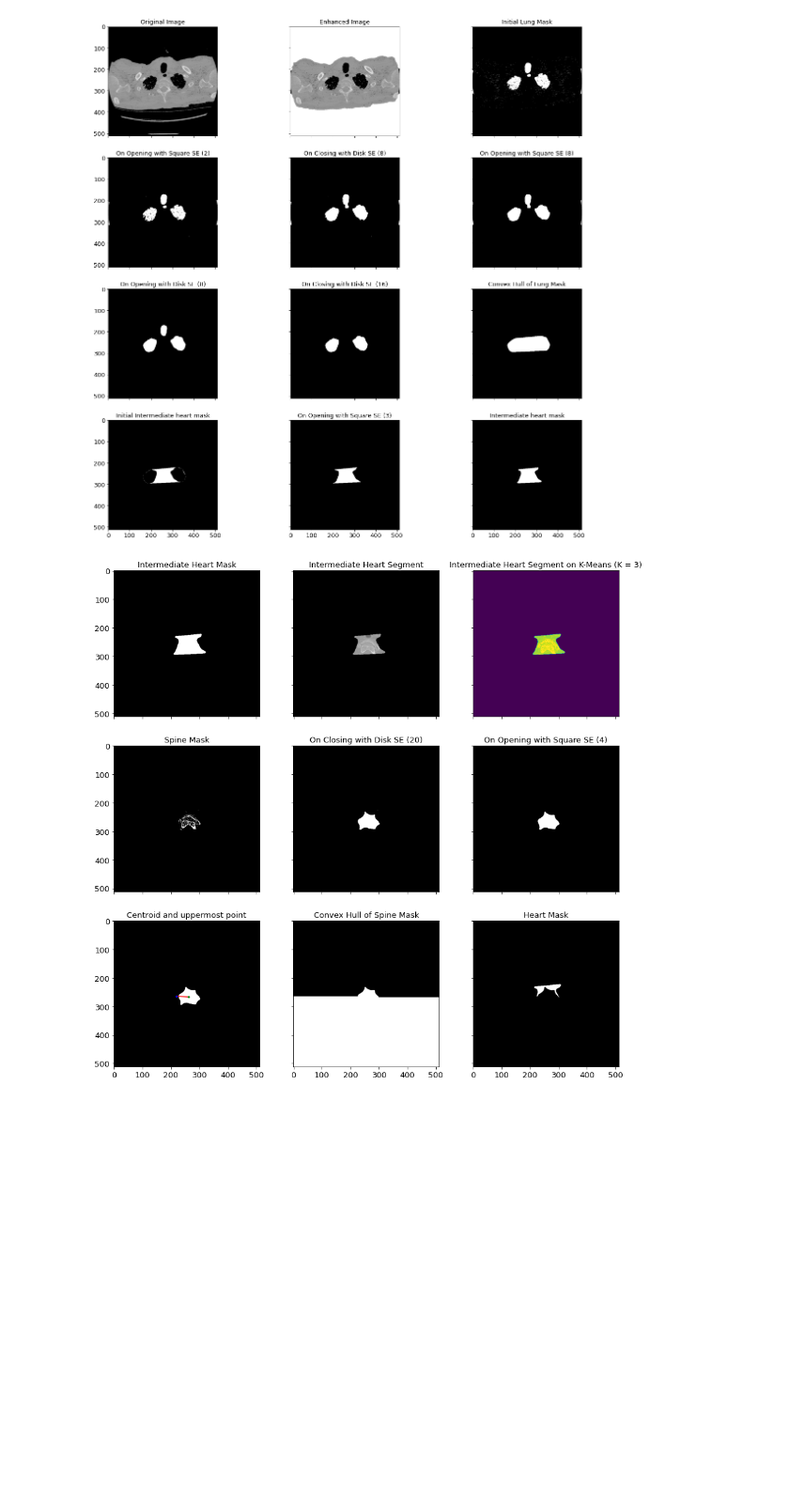
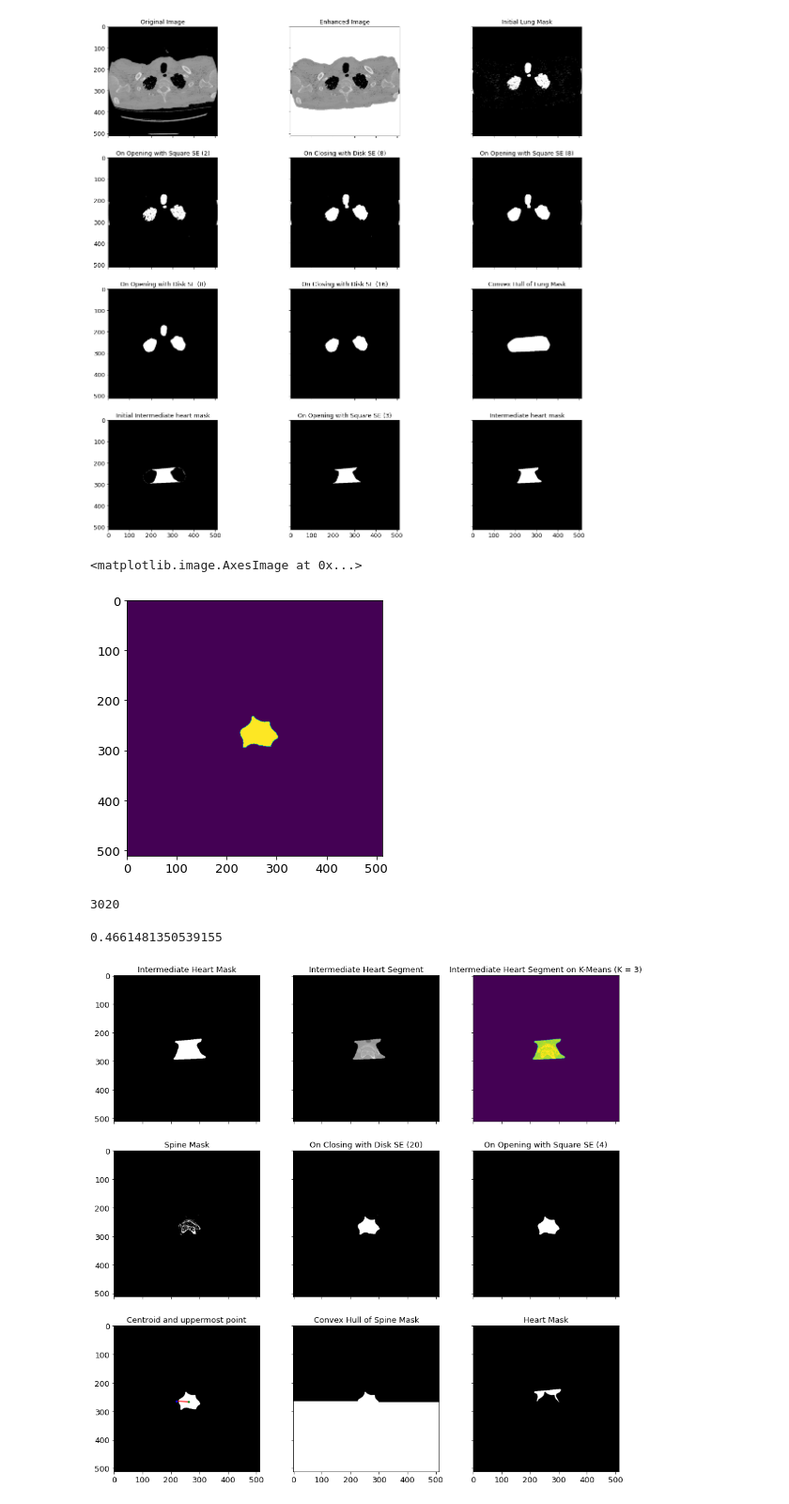
Before and after one commit to anushkahebbar/cardiac-segmentation, a Jupyter notebook: Version 2.ipynb, the cells around one changed output. Shown at 94% size. Cells and saved outputs as stored; diff of their text form; code cells hidden in the pictures; blank space fills up the shorter version.

Commit message:
spine mask regions

```diff
--- a/Version 2.ipynb
+++ b/Version 2.ipynb
@@ -360,6 +365,31 @@ def chullSpineMask(img, int_heart_mask, showOutput=0):
         axes[8].imshow(heart_mask, cmap='gray')
 
     return spine_mask, heart_mask
+# %%
+plt.imshow(spine_mask)
+# %% [output]
+<matplotlib.image.AxesImage at 0x...>
+[figure, added]
+# %%
+label_spine = label(spine_mask)
+spine_regions = regionprops(label_spine)
+
+for i in spine_regions:
+    print(i.area)
+# %% [output]
+3020
+# %%
+label_spine = label(spine_mask)
+spine_regions = regionprops(label_spine)
+
+label_heart = label(int_heart_mask)
+heart_regions = regionprops(label_heart)
+
+sa, ha = spine_regions[0].area, heart_regions[0].area
+
+(ha - sa)/ha
+# %% [output]
+0.4661481350539155
 # %%
 spine_mask, heart_mask = chullSpineMask(im, int_heart_mask, showOutput=1)
 # %% [output]
```
Also changed, not shown: parts of 1 cell of this notebook, 2 other files.
